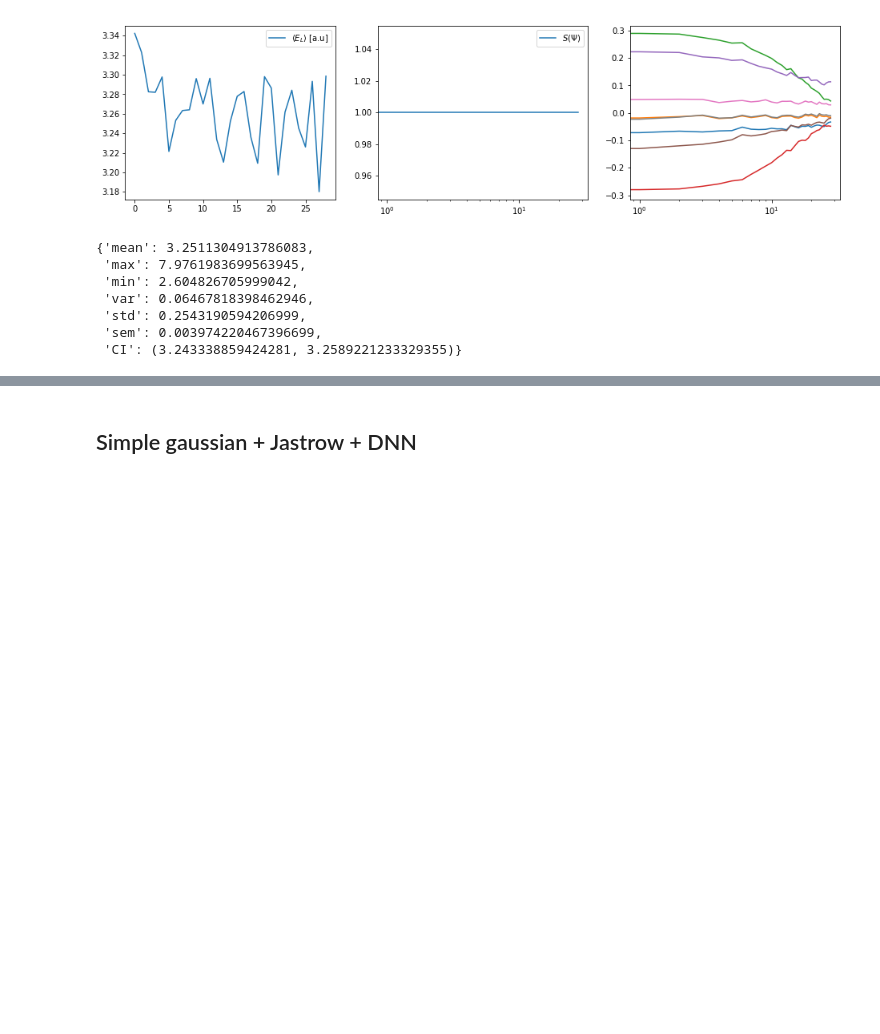
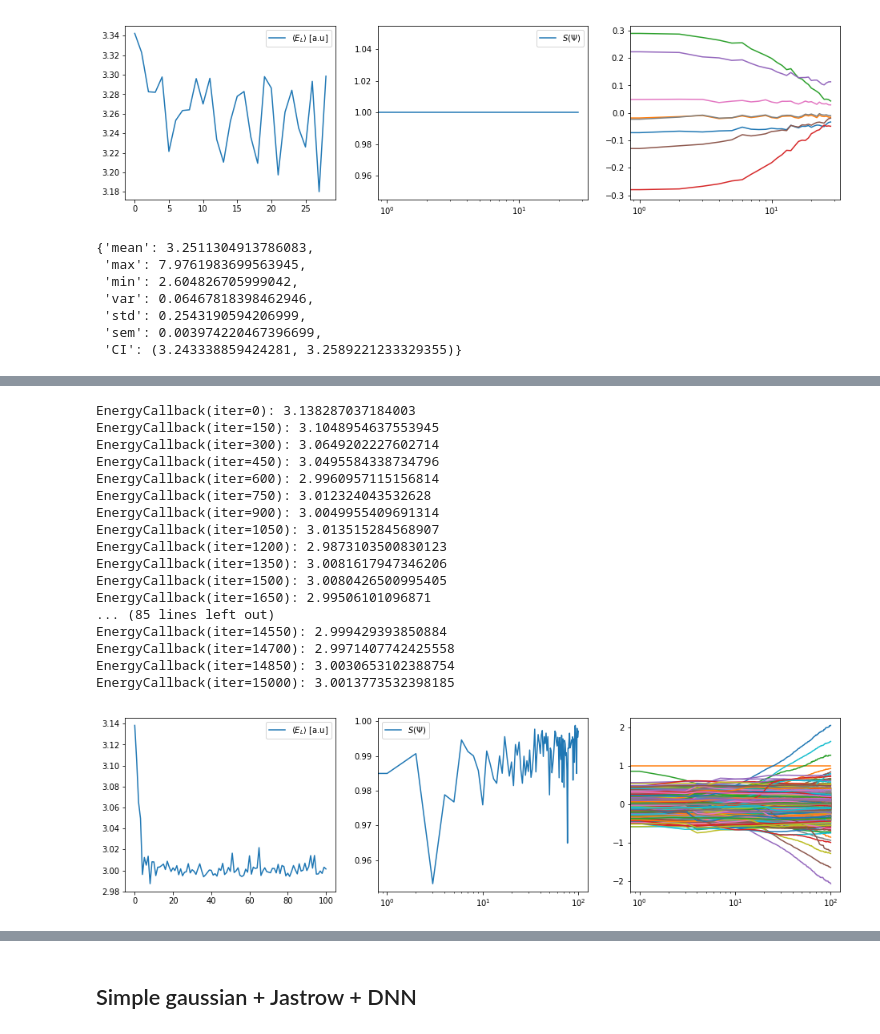
Before and after one commit to bsamseth/qflow, a Jupyter notebook: scripts/Quantum-dots-results.ipynb, the cells around one changed output, grey strips where cells are left out. Cells and saved outputs as stored; diff of their text form; code cells hidden in the pictures; blank space fills up the shorter version.

```diff
--- a/scripts/Quantum-dots-results.ipynb
+++ b/scripts/Quantum-dots-results.ipynb
@@ -334,0 +412,14 @@ compute_statistics_for_series(
+# %%
+simple_gaussian = SimpleGaussian(alpha=0.5)
+jastrow = JastrowPade(alpha=0.5, beta=1)
+layers = [
+    DenseLayer(P * D, 32, activation=tanh, scale_factor=0.001),
+    DenseLayer(32, 16, activation=tanh),
+    DenseLayer(16, 1, activation=exponential),
+]
+dnn = Dnn()
+for l in layers:
+    dnn.add_layer(l)
+simple_and_jastrow = WavefunctionProduct(simple_gaussian, jastrow)
+psi = WavefunctionProduct(simple_and_jastrow, dnn)
+psi_sampler = ImportanceSampler(system, psi, step_size=0.1)
@@ -334,0 +444,35 @@ compute_statistics_for_series(
+# %%
+psi_energies = EnergyCallback(samples=5000, verbose=True)
+psi_symmetries = SymmetryCallback(samples=100)
+psi_parameters = ParameterCallback()
+
+train(
+    psi,
+    H1,
+    psi_sampler,
+    iters=15000,
+    samples=1000,
+    gamma=0,
+    optimizer=AdamOptimizer(len(psi.parameters)),
+    call_backs=(psi_energies, psi_symmetries, psi_parameters),
+)
+plot_training(psi_energies, psi_symmetries, psi_parameters)
+# %% [output]
+EnergyCallback(iter=0): 3.138287037184003
+EnergyCallback(iter=150): 3.1048954637553945
+EnergyCallback(iter=300): 3.0649202227602714
+EnergyCallback(iter=450): 3.0495584338734796
+EnergyCallback(iter=600): 2.9960957115156814
+EnergyCallback(iter=750): 3.012324043532628
+EnergyCallback(iter=900): 3.0049955409691314
+EnergyCallback(iter=1050): 3.013515284568907
+EnergyCallback(iter=1200): 2.9873103500830123
+EnergyCallback(iter=1350): 3.0081617947346206
+EnergyCallback(iter=1500): 3.0080426500995405
+EnergyCallback(iter=1650): 2.99506101096871
+... (85 lines left out)
+EnergyCallback(iter=14550): 2.999429393850884
+EnergyCallback(iter=14700): 2.9971407742425558
+EnergyCallback(iter=14850): 3.0030653102388754
+EnergyCallback(iter=15000): 3.0013773532398185
+[figure, added]
```
Also changed, not shown: parts of 35 cells of this notebook.
